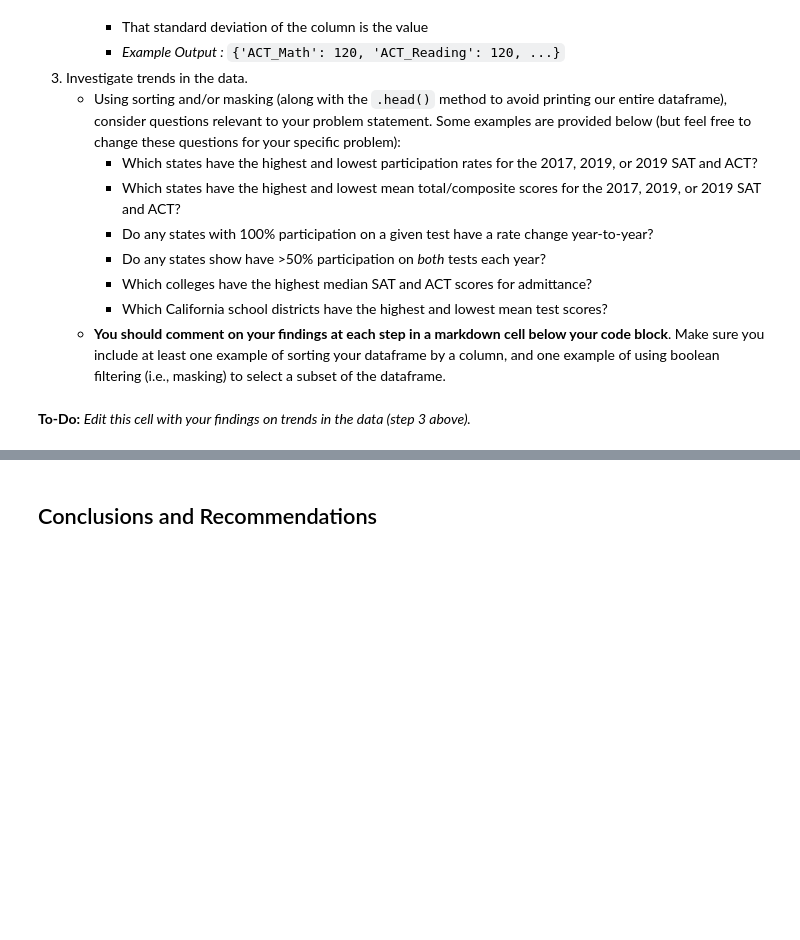
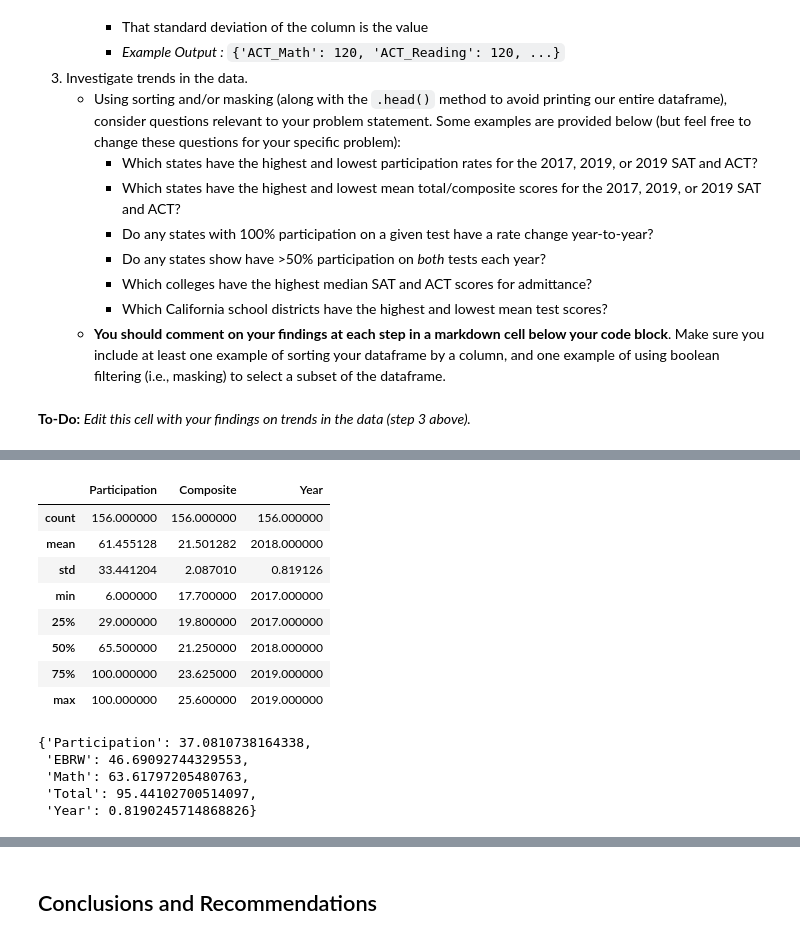
Before and after one commit to Marrrta/SAT_vs_ACT, a Jupyter notebook: code/Project_1_Marta_Lew.ipynb, the cells around one changed output, grey strips where cells are left out. Saved outputs shown, nothing was run; the diff lists cells and outputs as text; code cells hidden in the pictures; blank space fills up the shorter version.

```diff
--- a/code/Project_1_Marta_Lew.ipynb
+++ b/code/Project_1_Marta_Lew.ipynb
@@ -203,0 +220,4 @@ sat_2018_df.head(5)
+# %%
+act_2018_df.info()
+act_2018_df['Year'] = 2018
+act_2018_df.head()
@@ -203,0 +241,4 @@ sat_2018_df.head(5)
+# %%
+act_2019_df.head()
+act_2019_df['Year'] = 2019
+act_2019_df.head()
@@ -203,0 +252,5 @@ sat_2018_df.head(5)
+# %%
+['act_'+str(year)+'_df' for year in range(2017,2020)]
+act_all_dfs = [act_2017_df, act_2018_df, act_2019_df]
+act_all_df = pd.concat(act_all_dfs)
+act_all_df.head()
@@ -203,0 +336,7 @@ sat_2018_df.head(5)
+# %%
+act_all_df['Composite'] = act_all_df['Composite'].apply(lambda x: str(x))
+act_all_df['Composite'] = act_all_df['Composite'].apply(lambda x: x.replace('x',''))
+act_all_df['Composite'] = act_all_df['Composite'].apply(lambda x: float(x))
+act_all_df['Participation'] = act_all_df['Participation'].apply(lambda x: x.replace('%',''))
+sat_all_df['Participation']
+act_all_df['Participation'] = act_all_df['Participation'].apply(lambda x: float(x))
@@ -252,3 +462,24 @@ Complete the following steps to explore your data. You are welcome to do more ED
+# %%
+act_all_df.describe()
+# %% [output]
+|  | Participation | Composite | Year |
+| count | 156.000000 | 156.000000 | 156.000000 |
+| mean | 61.455128 | 21.501282 | 2018.000000 |
+| std | 33.441204 | 2.087010 | 0.819126 |
+| min | 6.000000 | 17.700000 | 2017.000000 |
+| 25% | 29.000000 | 19.800000 | 2017.000000 |
+| 50% | 65.500000 | 21.250000 | 2018.000000 |
+| 75% | 100.000000 | 23.625000 | 2019.000000 |
+| max | 100.000000 | 25.600000 | 2019.000000 |
+# %%
+sat_std_dict = {column: stdev_of_values(sat_all_df[column]) for column in sat_all_df.columns if sat_all_df[column].dtype in ['int64', 'float64']}
+sat_std_dict
+# %% [output]
+{'Participation': 37.0810738164338,
+ 'EBRW': 46.69092744329553,
+ 'Math': 63.61797205480763,
+ 'Total': 95.44102700514097,
+ 'Year': 0.8190245714868826}
 # %% [markdown]
 ## Visualize the Data
 
```
Also changed, not shown: parts of 21 cells of this notebook, 1 other file.
